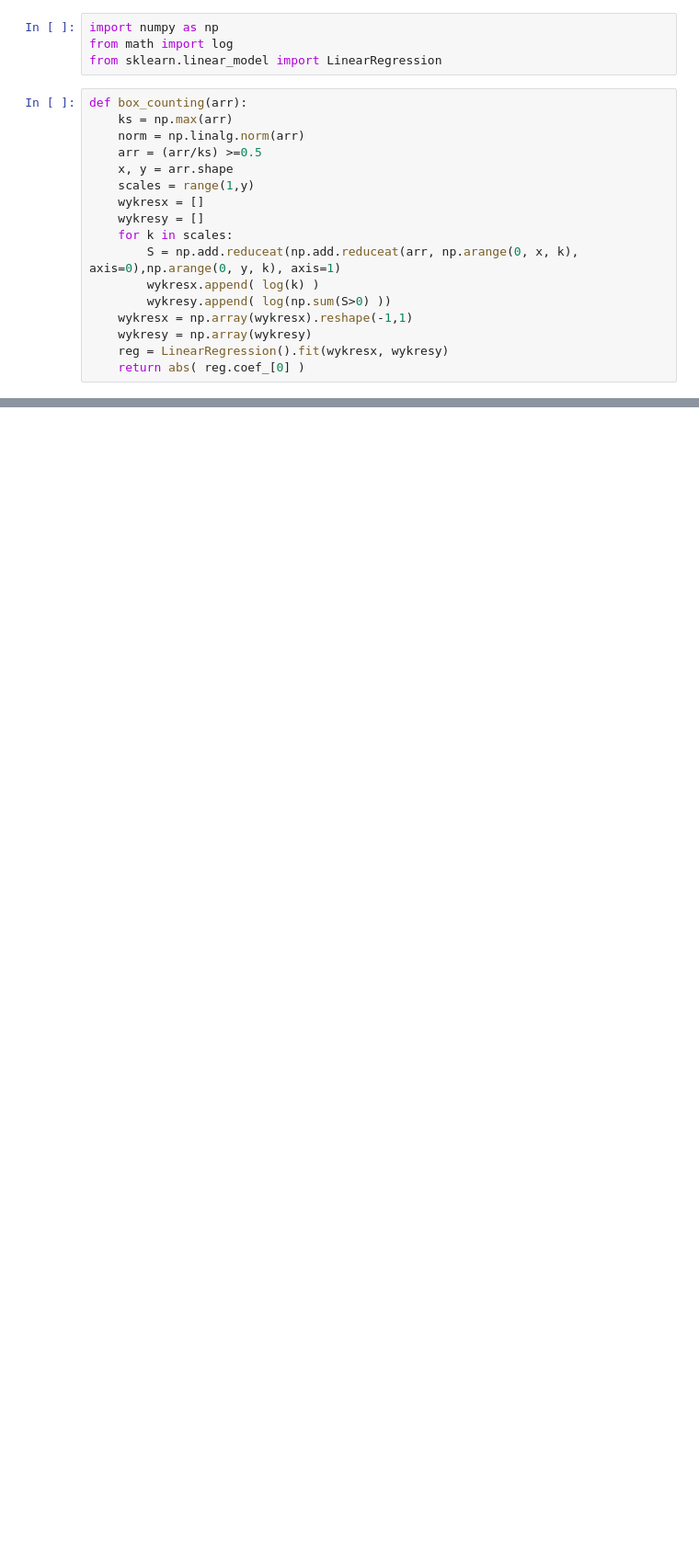
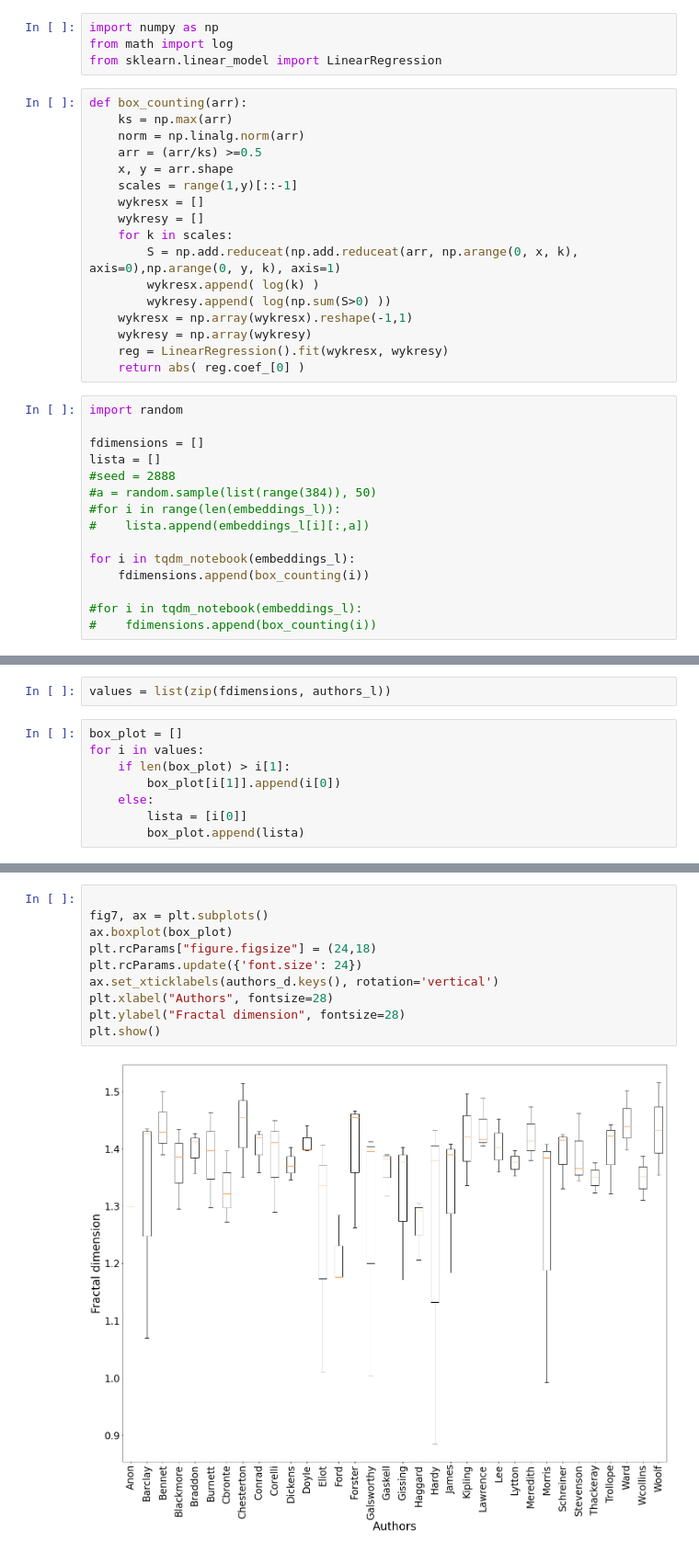
Before and after one commit to malgorzatagwinner/text_classification, a Jupyter notebook: box_counting.ipynb, the cells around one changed output, grey strips where cells are left out. Shown: that part at 92% size. Saved outputs shown, nothing was run; the diff lists cells and outputs as text; blank space fills up the shorter version.

Commit message:
Added Glove box-counting

```diff
--- a/box_counting.ipynb
+++ b/box_counting.ipynb
@@ -73,7 +98,7 @@ def box_counting(arr):
     norm = np.linalg.norm(arr)
     arr = (arr/ks) >=0.5
     x, y = arr.shape
-    scales = range(1,y)
+    scales = range(1,y)[::-1]
     wykresx = []
     wykresy = []
     for k in scales:
@@ -84,3 +109,18 @@ def box_counting(arr):
     wykresy = np.array(wykresy)
     reg = LinearRegression().fit(wykresx, wykresy)
     return abs( reg.coef_[0] )
+# %%
+import random
+
+fdimensions = []
+lista = []
+#seed = 2888
+#a = random.sample(list(range(384)), 50)
+#for i in range(len(embeddings_l)):
+#    lista.append(embeddings_l[i][:,a])
+
+for i in tqdm_notebook(embeddings_l):
+    fdimensions.append(box_counting(i))
+
+#for i in tqdm_notebook(embeddings_l):
+#    fdimensions.append(box_counting(i))
@@ -86,0 +149,10 @@ def box_counting(arr):
+# %%
+values = list(zip(fdimensions, authors_l))
+# %%
+box_plot = []
+for i in values:
+    if len(box_plot) > i[1]:
+        box_plot[i[1]].append(i[0])
+    else:
+        lista = [i[0]]
+        box_plot.append(lista)
@@ -86,0 +161,12 @@ def box_counting(arr):
+# %%
+
+fig7, ax = plt.subplots()
+ax.boxplot(box_plot)
+plt.rcParams["figure.figsize"] = (24,18)
+plt.rcParams.update({'font.size': 24})
+ax.set_xticklabels(authors_d.keys(), rotation='vertical')
+plt.xlabel("Authors", fontsize=28)
+plt.ylabel("Fractal dimension", fontsize=28)
+plt.show()
+# %% [output]
+[figure, added]
```
Also changed, not shown: parts of 29 cells of this notebook.
